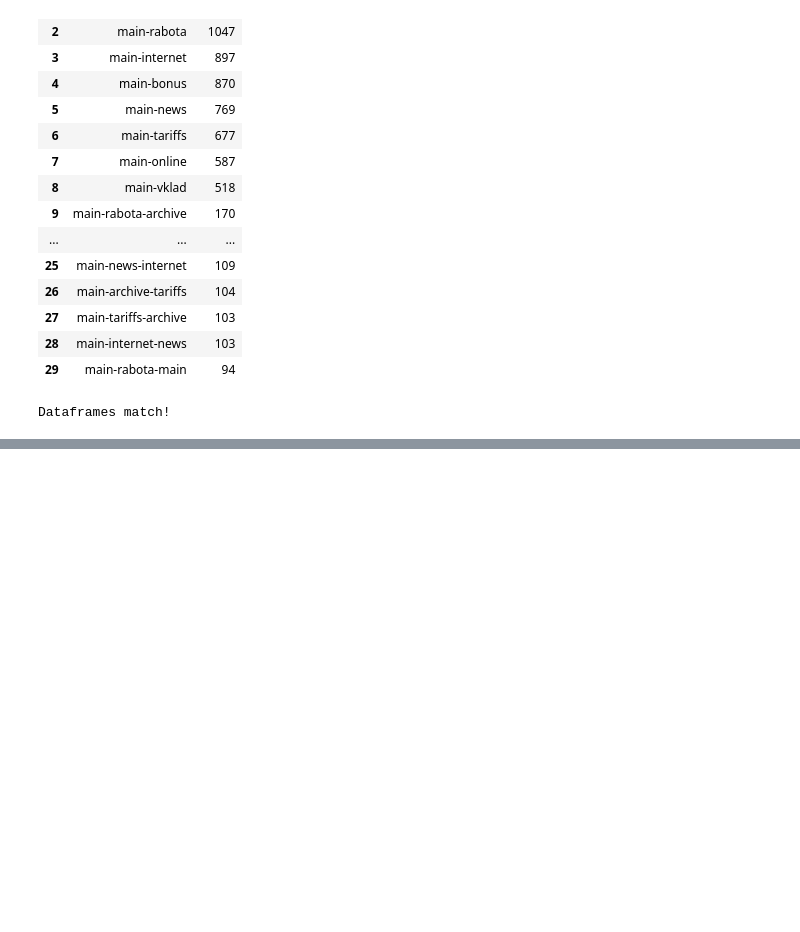
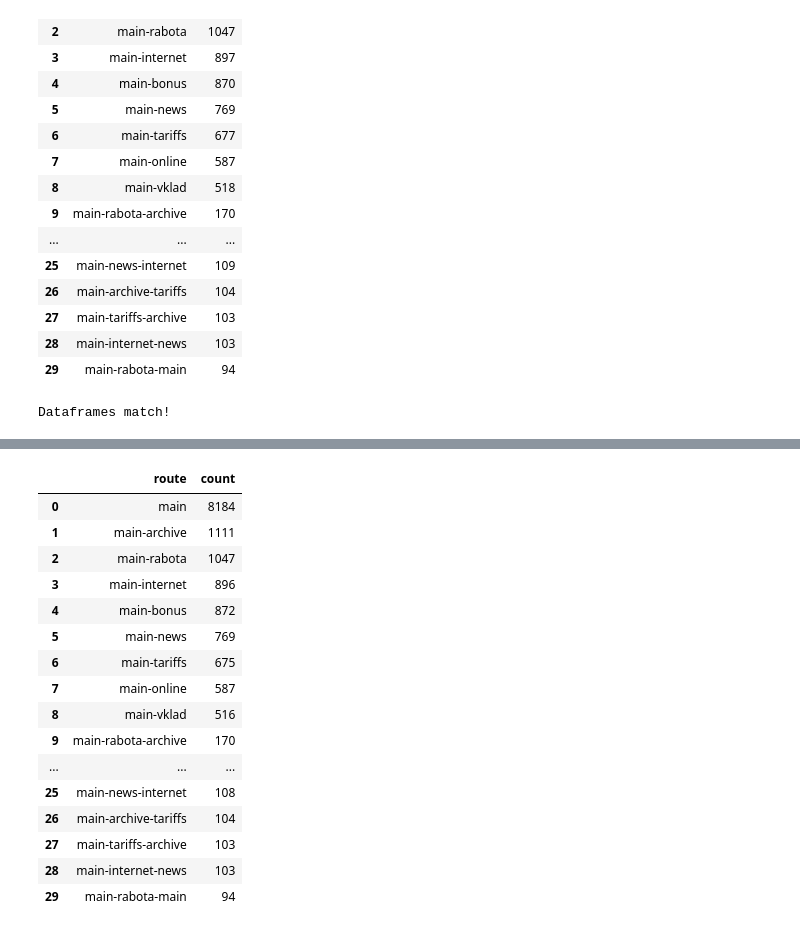
Before and after one commit to BeteLgis/MDS-LSML1_SGA, a Jupyter notebook: sga-task.ipynb, the cells around one changed output, grey strips where cells are left out. Drawn from its saved outputs; the diff is of its cells as text; code cells hidden in the pictures; blank space fills up the shorter version.

```diff
--- a/sga-task.ipynb
+++ b/sga-task.ipynb
@@ -296,0 +338,22 @@ Dataframes match!
+# %%
+sql_routes1 = se.sql(sql_join('clicks1', 'id')) # LIMIT 30 is omitted intentionally
+# %%
+save_csv(sql_routes1, 'sql1.csv')
+# %% [output]
+|  | route | count |
+| 0 | main | 8184 |
+| 1 | main-archive | 1111 |
+| 2 | main-rabota | 1047 |
+| 3 | main-internet | 896 |
+| 4 | main-bonus | 872 |
+| 5 | main-news | 769 |
+| 6 | main-tariffs | 675 |
+| 7 | main-online | 587 |
+| 8 | main-vklad | 516 |
+| 9 | main-rabota-archive | 170 |
+| ... | ... | ... |
+| 25 | main-news-internet | 108 |
+| 26 | main-archive-tariffs | 104 |
+| 27 | main-tariffs-archive | 103 |
+| 28 | main-internet-news | 103 |
+| 29 | main-rabota-main | 94 |
```
Also changed, not shown: parts of 51 cells of this notebook, 13 other files.
